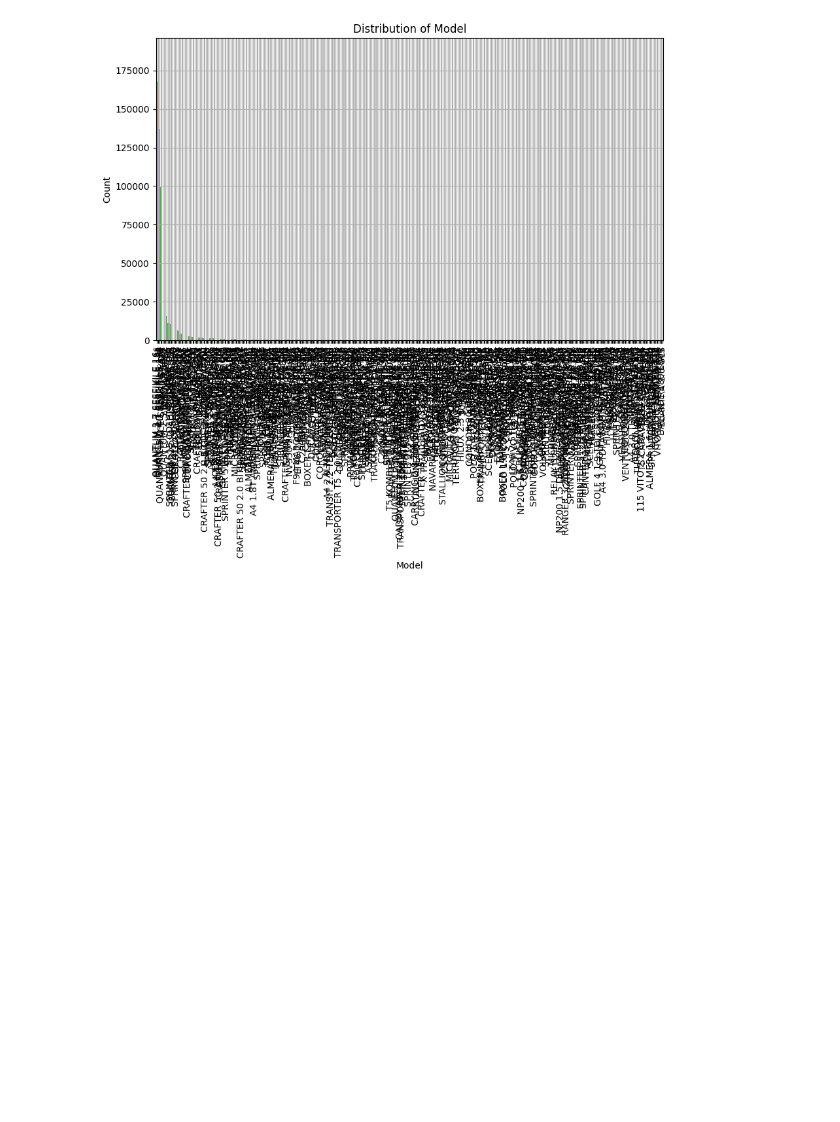
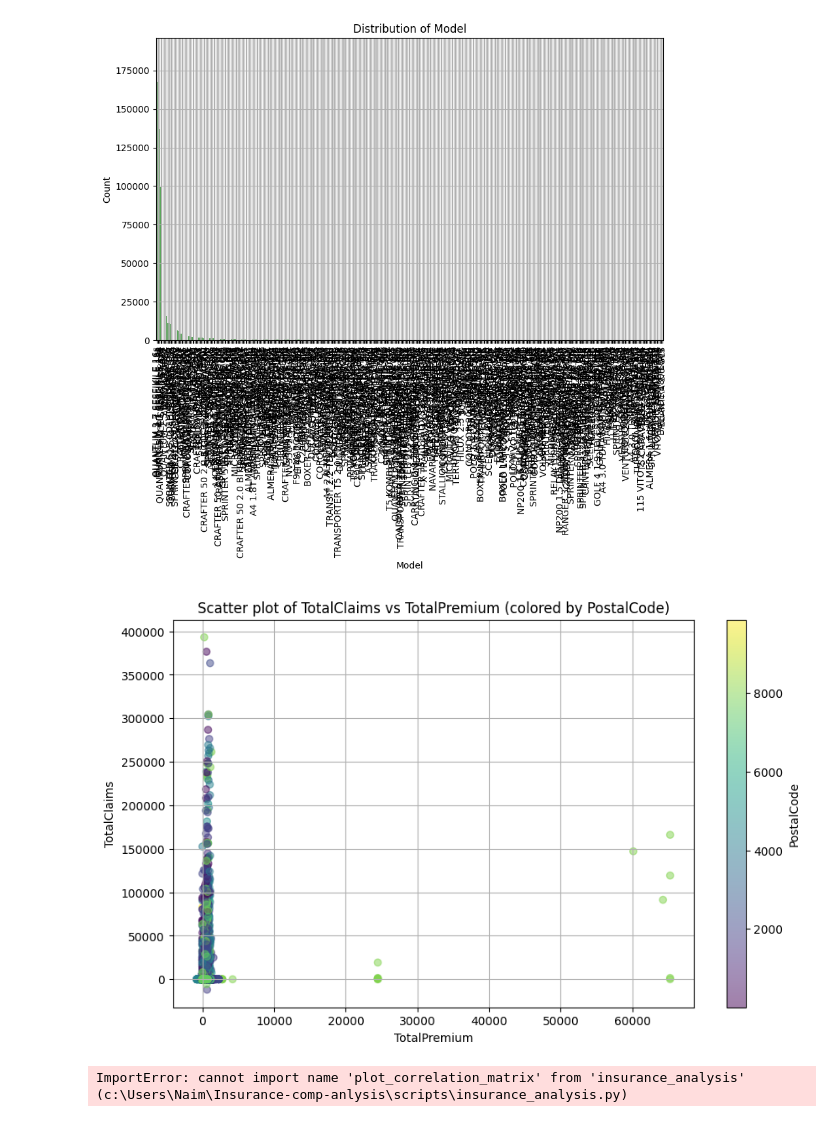
Before and after one commit to NaimaT15/Insurance-Analysis, a Jupyter notebook: notebooks/insurance_anlysis.ipynb, the cells around one changed output. Drawn from its saved outputs; the diff is of its cells as text; code cells hidden in the pictures; blank space fills up the shorter version.

Commit message:
Bivariate or Multivariate Analysis

```diff
--- a/notebooks/insurance_anlysis.ipynb
+++ b/notebooks/insurance_anlysis.ipynb
@@ -116,3 +116,20 @@ plot_categorical_bars(cleaned_data, categorical_columns)
 [figure]
 [figure]
 [figure]
+# %%
+
+from insurance_analysis import plot_scatter_plots
+# Call the function to plot scatter plot between TotalPremium and TotalClaims as a function of PostalCode
+plot_scatter_plots(cleaned_data, 'TotalPremium', 'TotalClaims', 'PostalCode')
+# %% [output]
+[figure, added]
+# %%
+from insurance_analysis import plot_correlation_matrix
+
+# Define numerical columns of interest
+numerical_columns = ['TotalPremium', 'TotalClaims', 'SumInsured', 'Cylinders', 'cubiccapacity']
+
+# Call the function to plot correlation matrix
+plot_correlation_matrix(cleaned_data, numerical_columns)
+# %% [output]
+ImportError: cannot import name 'plot_correlation_matrix' from 'insurance_analysis' (c:\Users\Naim\Insurance-comp-anlysis\scripts\insurance_analysis.py)
```
Also changed, not shown: 1 other file.
